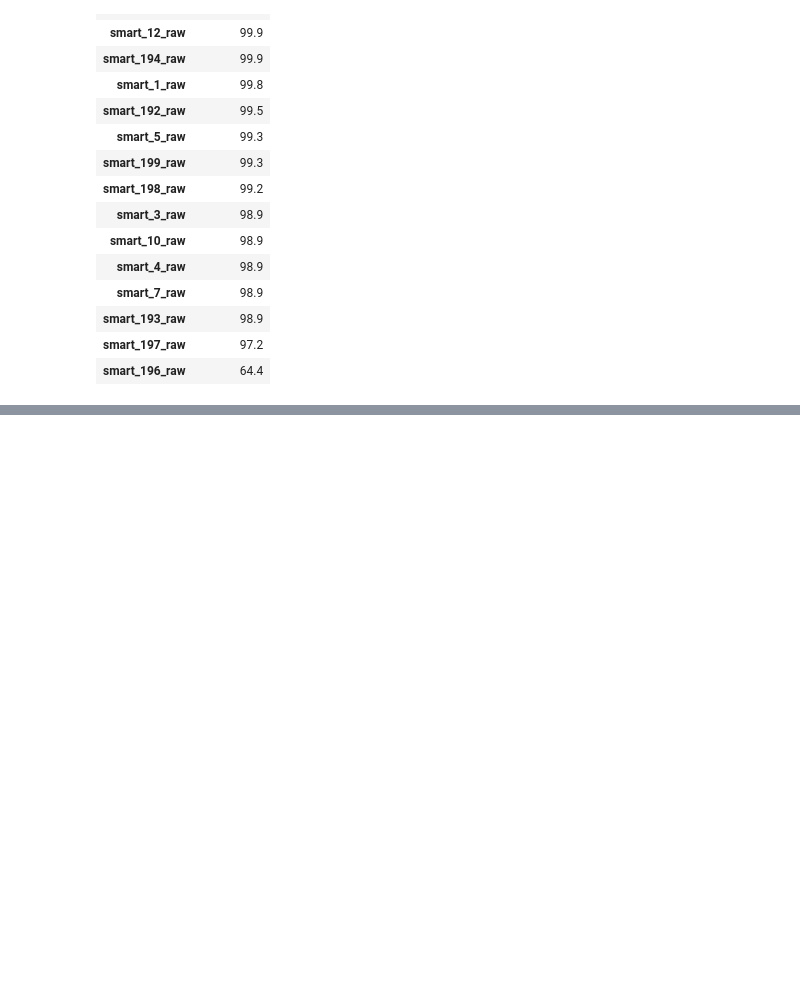
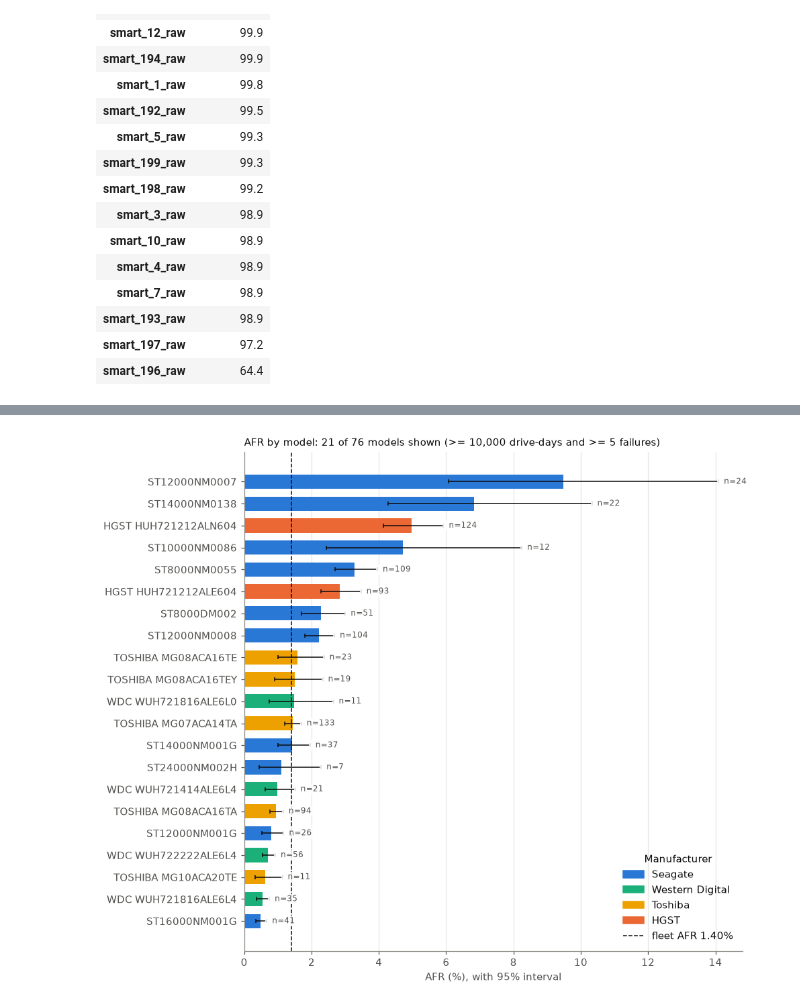
Before and after one commit to tarteeg/disk-failure-analysis, a Jupyter notebook: notebooks/eda_q1_2025.ipynb, the cells around one changed output, grey strips where cells are left out. Cells and saved outputs as stored; diff of their text form; code cells hidden in the pictures; blank space fills up the shorter version.

```diff
--- a/notebooks/eda_q1_2025.ipynb
+++ b/notebooks/eda_q1_2025.ipynb
@@ -497,0 +565,93 @@ Top 15 attributes by overall coverage
+# %%
+# --- Helpers shared by 4.2 -> 4.5 ---
+plt.rcParams.update({
+    "figure.facecolor": "white", "axes.facecolor": "white", "savefig.facecolor": "white",
+    "axes.spines.top": False, "axes.spines.right": False, "axes.grid": True,
+    "grid.color": "#e6e5e1", "grid.linewidth": 0.8, "axes.axisbelow": True,
+    "axes.edgecolor": "#8a8984", "axes.labelcolor": "#52514e", "text.color": "#0b0b0b",
+    "xtick.color": "#52514e", "ytick.color": "#52514e", "font.size": 10, "figure.dpi": 110,
+})
+BLUE, ORANGE, INK, MUTED = "#2a78d6", "#eb6834", "#0b0b0b", "#52514e"
+MANUF_COLORS = {"Seagate": "#2a78d6", "HGST": "#eb6834", "Western Digital": "#1baf7a", "Toshiba": "#eda100",
+                "Samsung": "#e87ba4", "Micron/Crucial": "#008300", "Dell": "#6250d6"}   # fixed order, one colour per manufacturer
+OTHER_COLOR = "#8a8984"
+
+def poisson_ci(k, alpha=0.05):
+    """Exact (Garwood) confidence interval for a Poisson count k."""
+    lo = chi2.ppf(alpha / 2, 2 * k) / 2 if k > 0 else 0.0
+    hi = chi2.ppf(1 - alpha / 2, 2 * k + 2) / 2
+    return lo, hi
+
+def afr_by(group_sql, join=""):
+    """Drive-days, drives, failures, AFR (%) and its 95% interval per group."""
+    df = con.execute(f"""
+        SELECT {group_sql} AS grp, COUNT(*) AS drive_days, COUNT(DISTINCT serial_number) AS drives,
+               SUM(failure)::INT AS failures
+        FROM dq {join} GROUP BY 1
+    """).df()
+    ci = df["failures"].map(poisson_ci)
+    scale = 365 * 100 / df["drive_days"]
+    df["afr"] = df["failures"] * scale
+    df["afr_lo"] = ci.str[0] * scale
+    df["afr_hi"] = ci.str[1] * scale
+    return df
+
+def yerr(df):
+    return [df["afr"] - df["afr_lo"], df["afr_hi"] - df["afr"]]
+
+def drawn(df):
+    """Groups with enough exposure and failures for a rate to be drawn (same rule as for the models)."""
+    return df[(df["drive_days"] >= cfg.min_drive_days_per_model) & (df["failures"] >= cfg.min_failures_per_model)]
+
+LABEL_BOX = dict(facecolor="white", edgecolor="none", pad=1.2, alpha=0.85)
+
+def finish(fig, name):
+    fig.tight_layout()
+    fig.savefig(cfg.fig_dir / f"{name}.png", dpi=150)
+    plt.show()
+
+# --- 1. AFR per model, coloured by manufacturer ---
+by_model = afr_by("model")
+by_model["manufacturer"] = by_model["grp"].map(manufacturer_of)
+by_model["capacity_tb"] = by_model["grp"].map(per_model.set_index("model")["capacity_tb"])
+shown = ((by_model["drive_days"] >= cfg.min_drive_days_per_model)
+         & (by_model["failures"] >= cfg.min_failures_per_model))
+by_model.to_csv(cfg.cache_dir / "afr_by_model.csv", index=False)
+m = by_model[shown].sort_values("afr").reset_index(drop=True)
+
+fig, ax = plt.subplots(figsize=(9, 0.28 * len(m) + 1.8))
+ax.barh(m["grp"], m["afr"], xerr=yerr(m), color=m["manufacturer"].map(MANUF_COLORS).fillna(OTHER_COLOR),
+        ecolor=INK, error_kw={"elinewidth": 1, "capsize": 2}, height=0.65)
+fleet = ax.axvline(afr_all, color=INK, ls="--", lw=1)
+for y, (hi, k) in enumerate(zip(m["afr_hi"], m["failures"])):
+    ax.text(hi, y, f"  n={k}", va="center", fontsize=8, color=MUTED, bbox=LABEL_BOX)
+ax.set_xlabel("AFR (%), with 95% interval")
+ax.set_title(f"AFR by model: {shown.sum()} of {len(by_model)} models shown "
+             f"(>= {cfg.min_drive_days_per_model:,} drive-days and >= {cfg.min_failures_per_model} failures)",
+             loc="left", fontsize=10)
+ax.grid(axis="y", visible=False)
+handles = [plt.Rectangle((0, 0), 1, 1, color=MANUF_COLORS.get(k, OTHER_COLOR)) for k in m["manufacturer"].unique()]
+ax.legend(handles + [fleet], list(m["manufacturer"].unique()) + [f"fleet AFR {afr_all:.2f}%"],
+          loc="lower right", frameon=False, title="Manufacturer")
+finish(fig, "afr_by_model")
+
+# --- 2. AFR per manufacturer ---
+by_manuf = afr_by("manufacturer", "JOIN model_info USING (model)")
+by_manuf.to_csv(cfg.cache_dir / "afr_by_manufacturer.csv", index=False)
+mm = drawn(by_manuf).sort_values("afr", ascending=False)
+
+fig, ax = plt.subplots(figsize=(8, 4))
+ax.bar(mm["grp"], mm["afr"], yerr=yerr(mm), color=mm["grp"].map(MANUF_COLORS).fillna(OTHER_COLOR),
+       ecolor=INK, error_kw={"elinewidth": 1, "capsize": 3}, width=0.6)
+ax.axhline(afr_all, color=INK, ls="--", lw=1, label=f"fleet AFR {afr_all:.2f}%")
+for x, (hi, k, dd) in enumerate(zip(mm["afr_hi"], mm["failures"], mm["drive_days"])):
+    ax.text(x, hi, f"n={k}\n{dd / 1e6:.1f}M drive-days", ha="center", va="bottom", fontsize=8, color=MUTED, bbox=LABEL_BOX)
+ax.legend(frameon=False, loc="upper right")
+ax.set_ylabel("AFR (%), with 95% interval")
+ax.set_ylim(0, mm["afr_hi"].max() * 1.25)
+ax.set_title(f"AFR by manufacturer ({len(mm)} of {len(by_manuf)} shown, same exposure and failure filters as the models)",
+             loc="left", fontsize=10)
+ax.grid(axis="x", visible=False)
+finish(fig, "afr_by_manufacturer")
+# %% [output]
+[figure, added]
```
Also changed, not shown: parts of 14 cells of this notebook, 7 other files.
